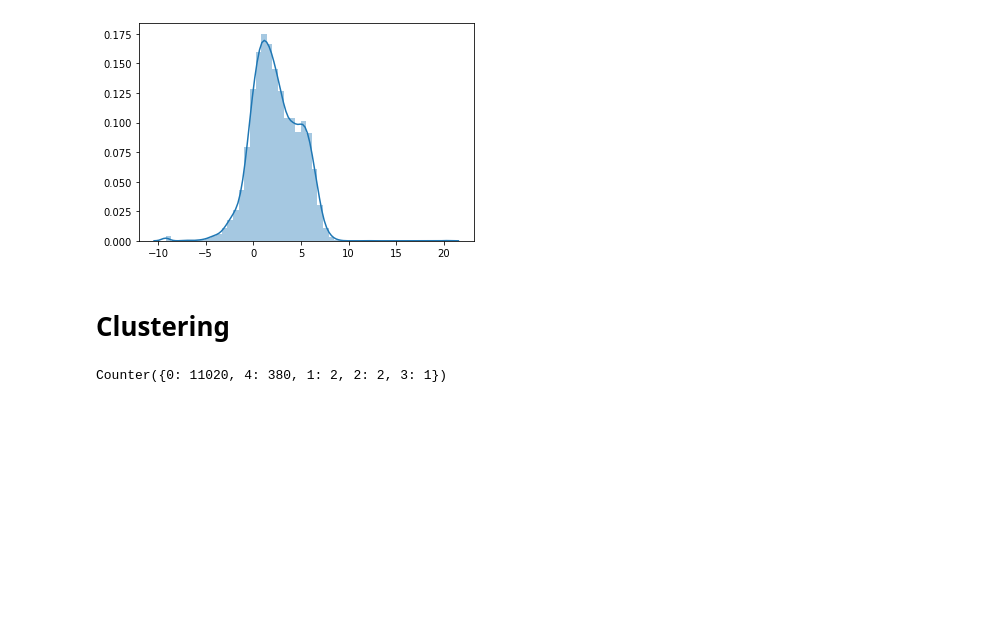
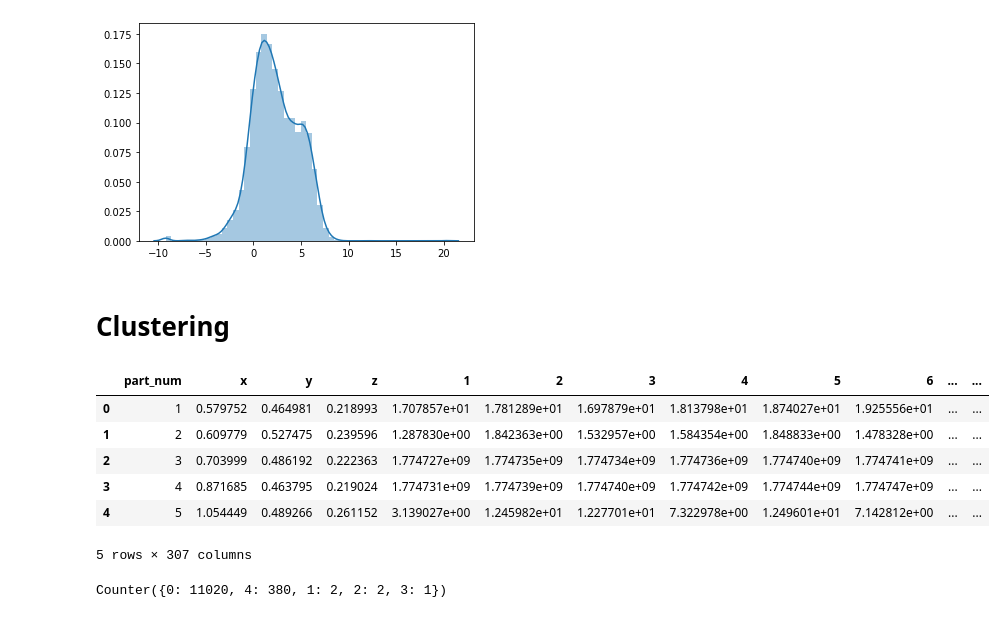
Before and after one commit to Bin0212/BallastClustering, a Jupyter notebook: code/clustering_force_only.ipynb, the cells around one changed output. Cells and saved outputs as stored; diff of their text form; code cells hidden in the pictures; blank space fills up the shorter version.

```diff
--- a/code/clustering_force_only.ipynb
+++ b/code/clustering_force_only.ipynb
@@ -18,6 +18,7 @@ from importlib import reload
 # %%
 def read_data(folder):
     data = pd.DataFrame()
+    file = folder.split('_')[1]
     for i in range(1,304):
         file_path = "../data/50mph/" + str(folder) + "/" + str(folder) + "_Step" + str(i) + ".csv"
         tmp = pd.read_csv(file_path)
@@ -184,6 +185,9 @@ knots number: 50, mask score:202040.4992090018
 # %% [markdown]
 ### Calculate B-spline coefficients
 # %%
+folder = "locs_d10out"
+data = read_data(folder)
+
 knot_num = 20
 knots = np.linspace(total_time * 1/(knot_num + 1), total_time * knot_num / (knot_num + 1), num = knot_num)
 
@@ -192,5 +196,6 @@ spline_coef_reshape = np.concatenate(spline_coef).reshape(-1,28)
 spline_coef_reshape = pd.DataFrame(spline_coef_reshape)
 
 spline_coef_reshape.insert(0, "part_num", data["part_num"])
-spline_coef_reshape.head(11)
+spline_coef_reshape.to_csv('spline_coef_locs_10.csv',header=True, index=False)
+spline_coef_reshape.head()
 # %% [output]
@@ -220,6 +211,16 @@ sns.distplot(pd.DataFrame(np.log(np.abs(spline_coef_reshape.iloc[:,3])+0.0001)))
 [figure]
 # %% [markdown]
 # Clustering
+# %%
+data.head()
+# %% [output]
+|  | part_num | x | y | z | 1 | 2 | 3 | 4 | 5 | 6 | ... | ... |
+| 0 | 1 | 0.579752 | 0.464981 | 0.218993 | 1.707857e+01 | 1.781289e+01 | 1.697879e+01 | 1.813798e+01 | 1.874027e+01 | 1.925556e+01 | ... | ... |
+| 1 | 2 | 0.609779 | 0.527475 | 0.239596 | 1.287830e+00 | 1.842363e+00 | 1.532957e+00 | 1.584354e+00 | 1.848833e+00 | 1.478328e+00 | ... | ... |
+| 2 | 3 | 0.703999 | 0.486192 | 0.222363 | 1.774727e+09 | 1.774735e+09 | 1.774734e+09 | 1.774736e+09 | 1.774740e+09 | 1.774741e+09 | ... | ... |
+| 3 | 4 | 0.871685 | 0.463795 | 0.219024 | 1.774731e+09 | 1.774739e+09 | 1.774740e+09 | 1.774742e+09 | 1.774744e+09 | 1.774747e+09 | ... | ... |
+| 4 | 5 | 1.054449 | 0.489266 | 0.261152 | 3.139027e+00 | 1.245982e+01 | 1.227701e+01 | 7.322978e+00 | 1.249601e+01 | 7.142812e+00 | ... | ... |
+5 rows × 307 columns
 # %%
 import visualization_util as vs
 
```
Also changed, not shown: parts of 2 cells of this notebook.
